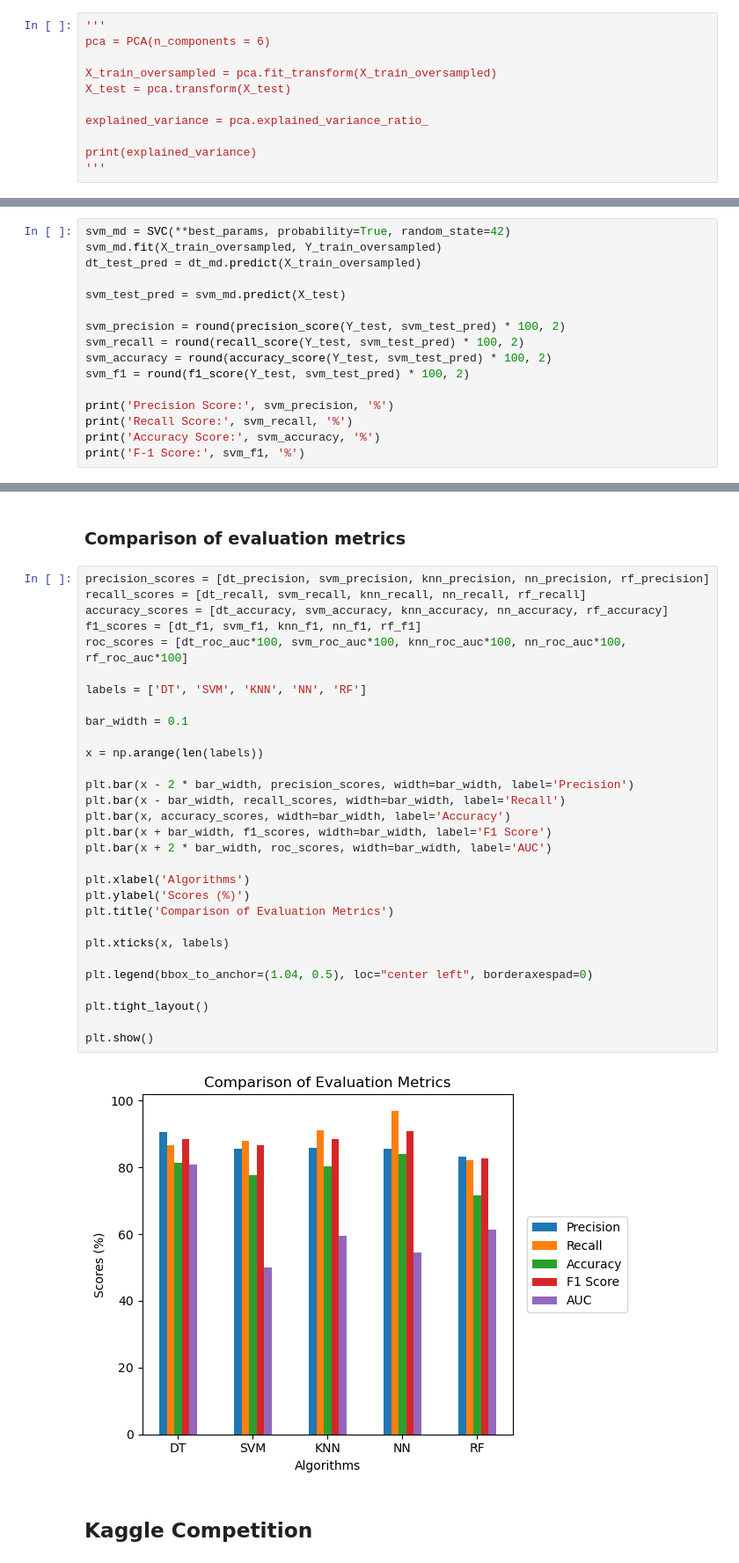
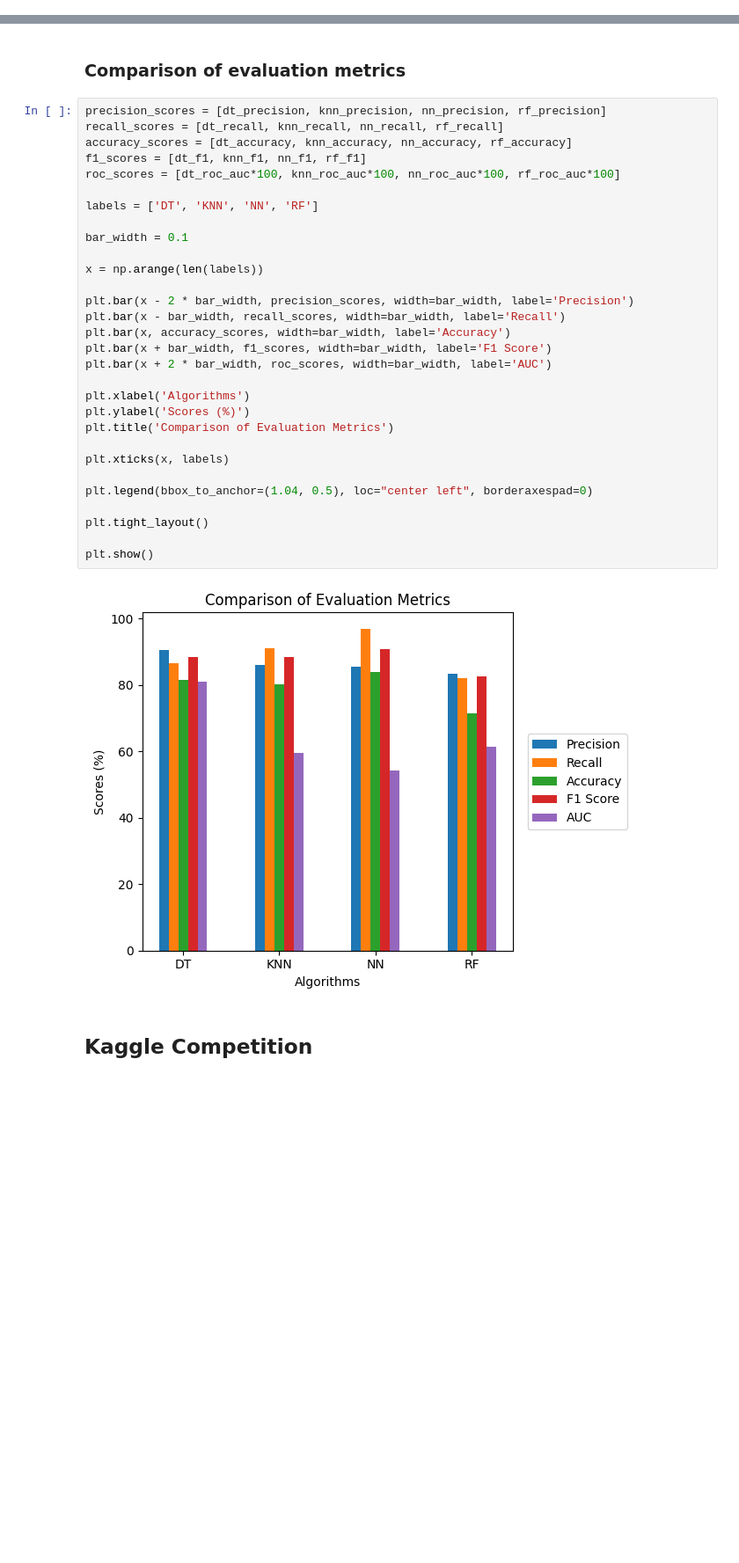
Before and after one commit to DanielaTomas/FCUP-DM1, a Jupyter notebook: DM1.ipynb, the cells around one changed output, grey strips where cells are left out. Shown at 88% size. Saved outputs shown, nothing was run; the diff lists cells and outputs as text; blank space fills up the shorter version.

```diff
--- a/DM1.ipynb
+++ b/DM1.ipynb
@@ -1111,11 +1339,0 @@ plt.show()
-# %%
-'''
-pca = PCA(n_components = 6)
-
-X_train_oversampled = pca.fit_transform(X_train_oversampled)
-X_test = pca.transform(X_test)
-
-explained_variance = pca.explained_variance_ratio_
-
-print(explained_variance)
-'''
@@ -1251,16 +1440,0 @@ Best Score: 0.8683890257157584
-# %%
-svm_md = SVC(**best_params, probability=True, random_state=42)
-svm_md.fit(X_train_oversampled, Y_train_oversampled)
-dt_test_pred = dt_md.predict(X_train_oversampled)
-
-svm_test_pred = svm_md.predict(X_test)
-
-svm_precision = round(precision_score(Y_test, svm_test_pred) * 100, 2)
-svm_recall = round(recall_score(Y_test, svm_test_pred) * 100, 2)
-svm_accuracy = round(accuracy_score(Y_test, svm_test_pred) * 100, 2)
-svm_f1 = round(f1_score(Y_test, svm_test_pred) * 100, 2)
-
-print('Precision Score:', svm_precision, '%')
-print('Recall Score:', svm_recall, '%')
-print('Accuracy Score:', svm_accuracy, '%')
-print('F-1 Score:', svm_f1, '%')
@@ -1555,37 +1691,37 @@ plt.show()
 # %% [markdown]
 ### Comparison of evaluation metrics
 # %%
-precision_scores = [dt_precision, svm_precision, knn_precision, nn_precision, rf_precision]
-recall_scores = [dt_recall, svm_recall, knn_recall, nn_recall, rf_recall]
-accuracy_scores = [dt_accuracy, svm_accuracy, knn_accuracy, nn_accuracy, rf_accuracy]
-f1_scores = [dt_f1, svm_f1, knn_f1, nn_f1, rf_f1]
-roc_scores = [dt_roc_auc*100, svm_roc_auc*100, knn_roc_auc*100, nn_roc_auc*100, rf_roc_auc*100]
+precision_scores = [dt_precision, knn_precision, nn_precision, rf_precision]
+recall_scores = [dt_recall, knn_recall, nn_recall, rf_recall]
+accuracy_scores = [dt_accuracy, knn_accuracy, nn_accuracy, rf_accuracy]
+f1_scores = [dt_f1, knn_f1, nn_f1, rf_f1]
+roc_scores = [dt_roc_auc*100, knn_roc_auc*100, nn_roc_auc*100, rf_roc_auc*100]
 
-labels = ['DT', 'SVM', 'KNN', 'NN', 'RF']
+labels = ['DT', 'KNN', 'NN', 'RF']
 
 bar_width = 0.1
 
 x = np.arange(len(labels))
 
 plt.bar(x - 2 * bar_width, precision_scores, width=bar_width, label='Precision')
 plt.bar(x - bar_width, recall_scores, width=bar_width, label='Recall')
 plt.bar(x, accuracy_scores, width=bar_width, label='Accuracy')
 plt.bar(x + bar_width, f1_scores, width=bar_width, label='F1 Score')
 plt.bar(x + 2 * bar_width, roc_scores, width=bar_width, label='AUC')
 
 plt.xlabel('Algorithms')
 plt.ylabel('Scores (%)')
 plt.title('Comparison of Evaluation Metrics')
 
 plt.xticks(x, labels)
 
 plt.legend(bbox_to_anchor=(1.04, 0.5), loc="center left", borderaxespad=0)
 
 plt.tight_layout()
 
 plt.show()
 # %% [output]
-[figure, old version]
+[figure, new version]
 # %% [markdown]
 ## Kaggle Competition
 # %%
```
Also changed, not shown: parts of 63 cells of this notebook, 2 other files.
